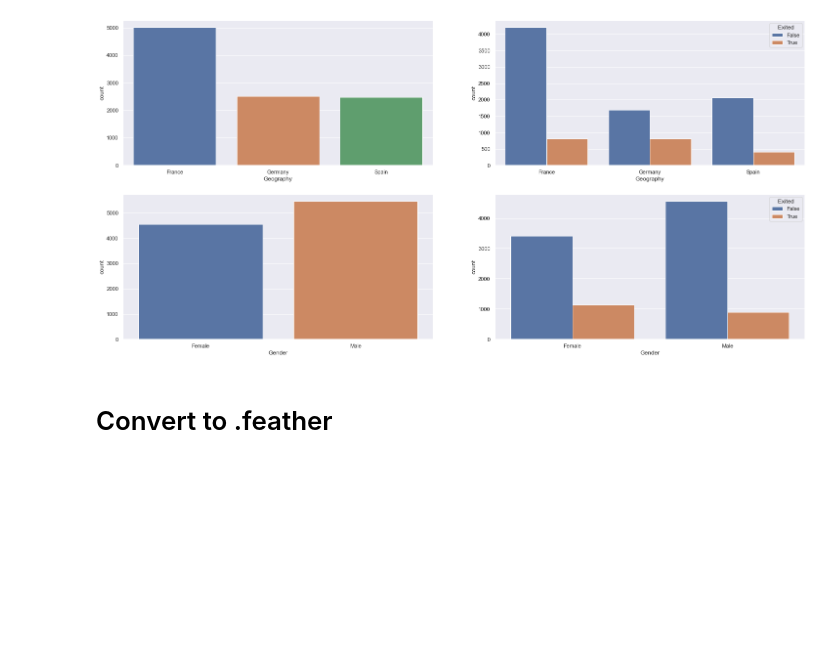
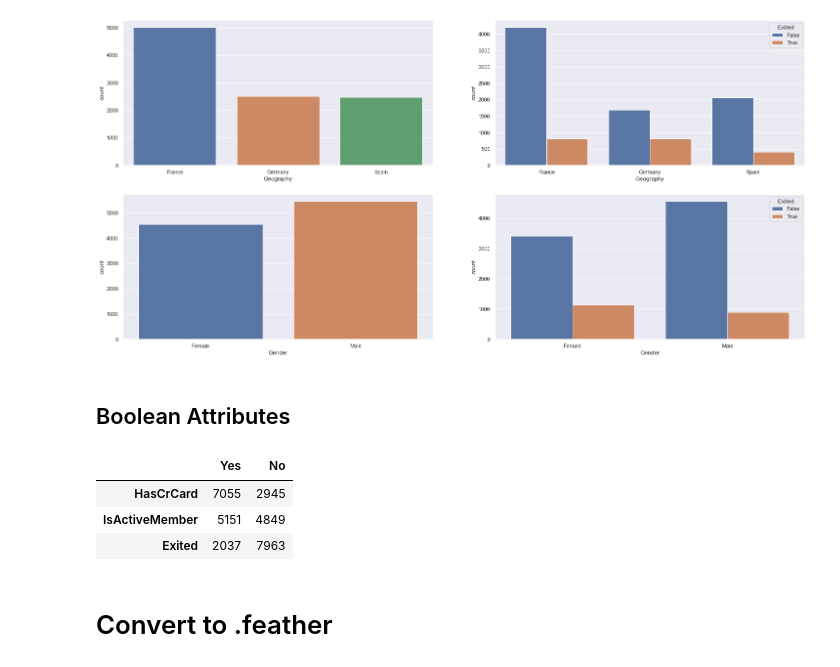
Before and after one commit to FabioCaffarello/Churn-Prediction-TopBank, a Jupyter notebook: 02-Notebooks/01-FirstCycleCRISP/01-DataDescription.ipynb, the cells around one changed output. Drawn from its saved outputs; the diff is of its cells as text; code cells hidden in the pictures; blank space fills up the shorter version.

```diff
--- a/02-Notebooks/01-FirstCycleCRISP/01-DataDescription.ipynb
+++ b/02-Notebooks/01-FirstCycleCRISP/01-DataDescription.ipynb
@@ -230,6 +249,17 @@ for i in attributesToInspect:
 plt.show()
 # %% [output]
 [figure]
+# %% [markdown]
+## Boolean Attributes
+# %%
+dfBool = pd.DataFrame(boolAttributes.apply(lambda x: x.sum())).rename(columns={0:"Yes"})
+dfBool['No'] = dfBool['Yes'].apply(lambda row: df01.shape[0] - row)
+dfBool.head()
+# %% [output]
+|  | Yes | No |
+| HasCrCard | 7055 | 2945 |
+| IsActiveMember | 5151 | 4849 |
+| Exited | 2037 | 7963 |
 # %% [markdown]
 # Convert to .feather
 # %%
```
Also changed, not shown: parts of 4 cells of this notebook.
